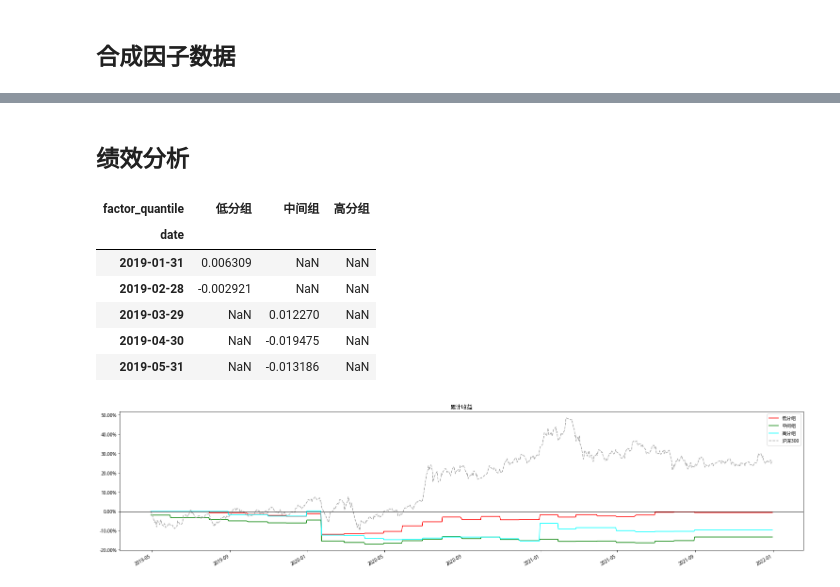
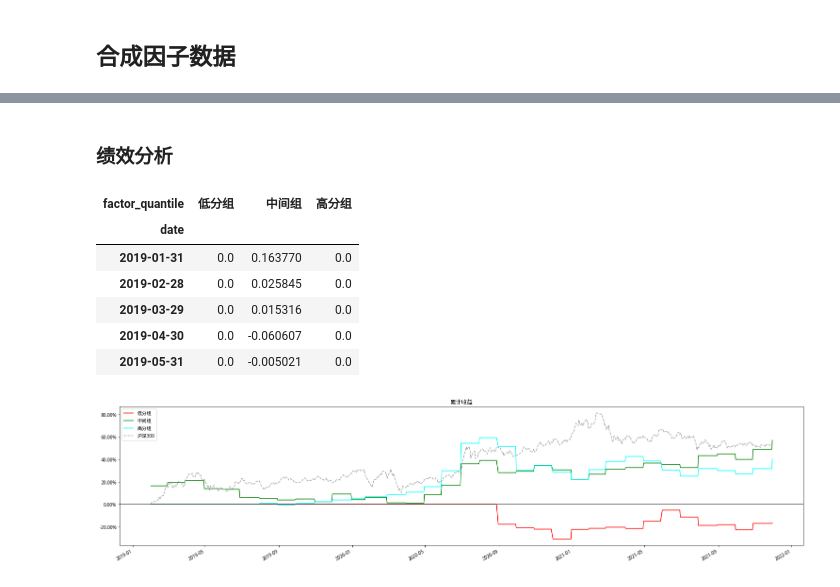
Before and after one commit to congcong009/joinquant_share, a Jupyter notebook: rd_lib/研究类/研报复现/基本面量化/罗伯瑞克超额现金流选股/罗伯瑞克超额现金流选股法.ipynb, the cells around one changed output, grey strips where cells are left out. Saved outputs shown, nothing was run; the diff lists cells and outputs as text; code cells hidden in the pictures.

```diff
--- a/rd_lib/研究类/研报复现/基本面量化/罗伯瑞克超额现金流选股/罗伯瑞克超额现金流选股法.ipynb
+++ b/rd_lib/研究类/研报复现/基本面量化/罗伯瑞克超额现金流选股/罗伯瑞克超额现金流选股法.ipynb
@@ -461,9 +551,0 @@ dtype: float64
-# %%
-cff_factor = al.utils.get_clean_factor_and_forward_returns(pivot_cff,
-                                                          pivot_price,
-                                                          quantiles = None,#None, #5,
-                                                          bins=[0,2,4,6],
-                                                          periods=(1, 66),
-                                                          max_loss=0.3
-                                                         )
-pkl_batch(cff_factor, 'cff_factor', method='write')
@@ -517,14 +595,16 @@ ValueError: view limit minimum -0.001 is less than 1 and is an invalid Matplotli
 # %% [markdown]
-## 绩效分析
+### 绩效分析
 # %%
-ret = pd.pivot_table(cff_factor.reindex(), index='date', columns='factor_quantile', values=1)
+ret = pd.pivot_table(cff_factor.reindex(), index='date', columns='factor_quantile', values=22)
 ret.rename(columns={1.0: '低分组', 2.0:'中间组', 3.0: '高分组'}, inplace=True)
+ret.fillna(method='ffill', inplace=True)
+ret.fillna(0, inplace=True)
 ret.head()
 # %% [output]
 | factor_quantile | 低分组 | 中间组 | 高分组 |
 | date |  |  |  |
-| 2019-01-31 | 0.006309 | NaN | NaN |
-| 2019-02-28 | -0.002921 | NaN | NaN |
-| 2019-03-29 | NaN | 0.012270 | NaN |
-| 2019-04-30 | NaN | -0.019475 | NaN |
-| 2019-05-31 | NaN | -0.013186 | NaN |
+| 2019-01-31 | 0.0 | 0.163770 | 0.0 |
+| 2019-02-28 | 0.0 | 0.025845 | 0.0 |
+| 2019-03-29 | 0.0 | 0.015316 | 0.0 |
+| 2019-04-30 | 0.0 | -0.060607 | 0.0 |
+| 2019-05-31 | 0.0 | -0.005021 | 0.0 |
@@ -533,4 +611,4 @@ benchmark = get_price(benchmark_code, ret.index[0], ret.index[-1], fields='close
 # %%
-plot_cum_return(title='累计收益', ret=ret[['低分组', '中间组', '高分组']], benchmark_ret=benchmark['close'].pct_change(), benchmark_name='沪深300')
+plot_cum_return(title='累计收益', ret=ret[['低分组', '中间组', '高分组']], benchmark_code=benchmark_code, benchmark_name='沪深300')
 # %% [output]
-[figure, old version]
+[figure, new version]
```
Also changed, not shown: parts of 40 cells of this notebook, 1 other file.
